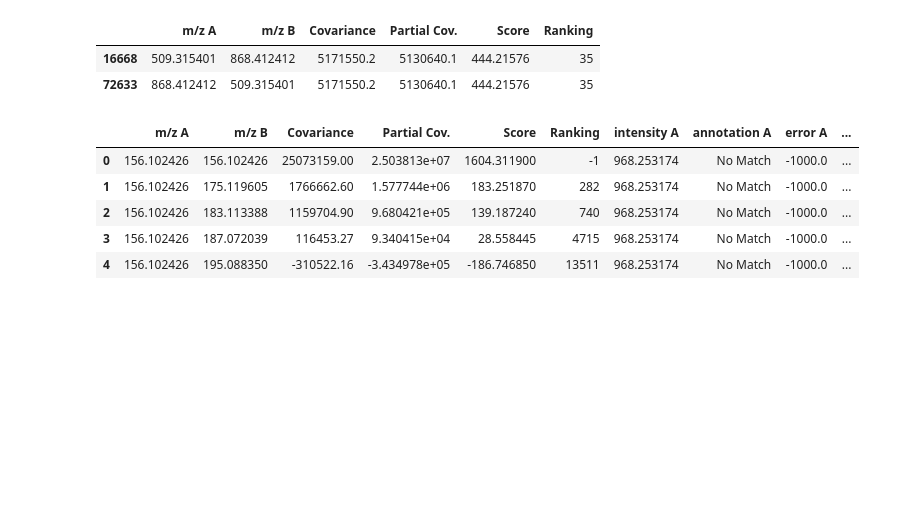
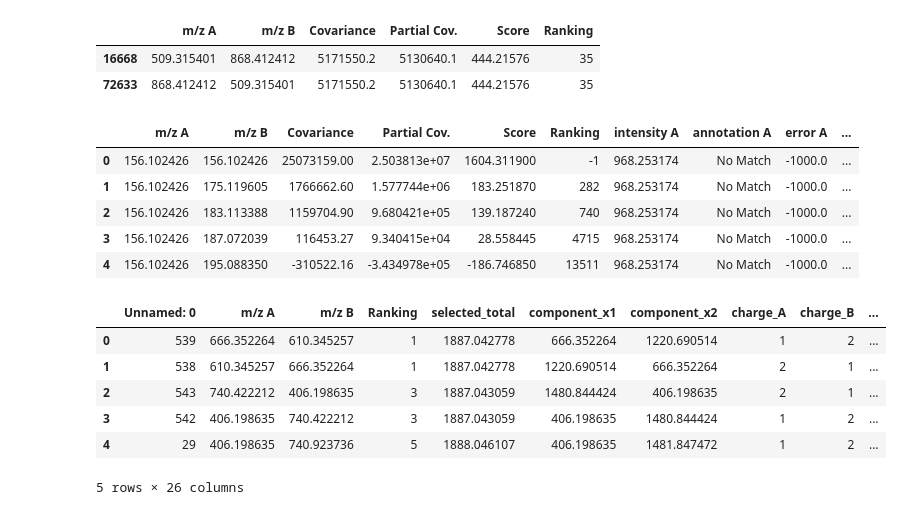
Before and after one commit to Kevinxsn/2D_spec_dict, a Jupyter notebook: pepline/pepline_test.ipynb, the cells around one changed output. Saved outputs shown, nothing was run; the diff lists cells and outputs as text; code cells hidden in the pictures; blank space fills up the shorter version.

```diff
--- a/pepline/pepline_test.ipynb
+++ b/pepline/pepline_test.ipynb
@@ -570,3 +570,14 @@ mms_df.head()
 | 2 | 156.102426 | 183.113388 | 1159704.90 | 9.680421e+05 | 139.187240 | 740 | 968.253174 | No Match | -1000.0 | ... |
 | 3 | 156.102426 | 187.072039 | 116453.27 | 9.340415e+04 | 28.558445 | 4715 | 968.253174 | No Match | -1000.0 | ... |
 | 4 | 156.102426 | 195.088350 | -310522.16 | -3.434978e+05 | -186.746850 | 13511 | 968.253174 | No Match | -1000.0 | ... |
+# %%
+df = pd.read_csv('/Users/kevinmbp/Desktop/2D_spec_dict/pepline/protein_result.csv')
+df.head()
+# %% [output]
+|  | Unnamed: 0 | m/z A | m/z B | Ranking | selected_total | component_x1 | component_x2 | charge_A | charge_B | ... |
+| 0 | 539 | 666.352264 | 610.345257 | 1 | 1887.042778 | 666.352264 | 1220.690514 | 1 | 2 | ... |
+| 1 | 538 | 610.345257 | 666.352264 | 1 | 1887.042778 | 1220.690514 | 666.352264 | 2 | 1 | ... |
+| 2 | 543 | 740.422212 | 406.198635 | 3 | 1887.043059 | 1480.844424 | 406.198635 | 2 | 1 | ... |
+| 3 | 542 | 406.198635 | 740.422212 | 3 | 1887.043059 | 406.198635 | 1480.844424 | 1 | 2 | ... |
+| 4 | 29 | 406.198635 | 740.923736 | 5 | 1888.046107 | 406.198635 | 1481.847472 | 1 | 2 | ... |
+5 rows × 26 columns
```
Also changed, not shown: parts of 3 cells of this notebook, 15 other files.
